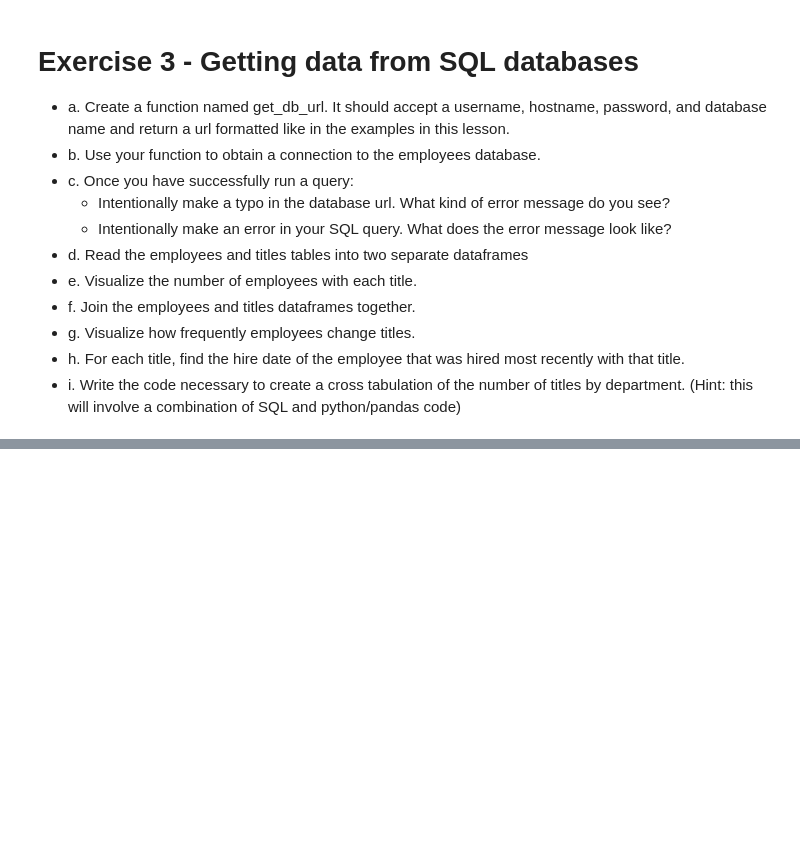
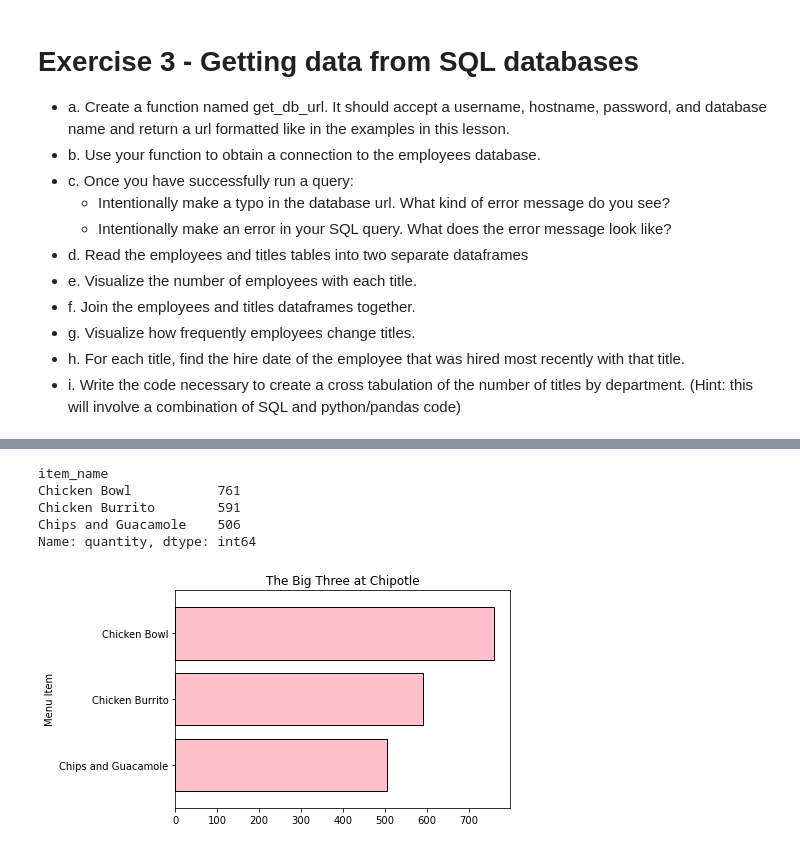
Before and after one commit to KwameTaylor/numpy-pandas-visualization-exercises, a Jupyter notebook: advanced_dataframes.ipynb, the cells around one changed output, grey strips where cells are left out. Cells and saved outputs as stored; diff of their text form; code cells hidden in the pictures; blank space fills up the shorter version.

```diff
--- a/advanced_dataframes.ipynb
+++ b/advanced_dataframes.ipynb
@@ -172,0 +600,8 @@ It shows only the columns id and name, and does not include any rows.
+# %%
+chipotle_sql_query = '''
+                     SELECT *
+                     FROM orders;
+                     '''
+# %%
+orders = pd.read_sql(chipotle_sql_query, get_db_url('chipotle'))
+orders.head()
@@ -172,0 +635,6 @@ It shows only the columns id and name, and does not include any rows.
+# %%
+# a
+# What is the total price for each order?
+
+orders['item_price'] = orders.item_price.str.replace('$', '').astype(float)
+orders.info()
@@ -172,0 +671,27 @@ It shows only the columns id and name, and does not include any rows.
+# %%
+# b
+# What are the most popular 3 items?
+
+top_six = orders.groupby('item_name').quantity.sum().sort_values(ascending=False).head(3)
+top_six
+# %% [output]
+item_name
+Chicken Bowl           761
+Chicken Burrito        591
+Chips and Guacamole    506
+Name: quantity, dtype: int64
+# %%
+top_six.plot(kind='barh',
+             color='pink',
+             ec='black',
+             width=.8)
+
+plt.title('The Big Three at Chipotle')
+plt.ylabel('Menu Item')
+
+# reorder y-axis of horizontal bar chart
+plt.gca().invert_yaxis()
+
+plt.show()
+# %% [output]
+[figure, added]
```
Also changed, not shown: parts of 58 cells of this notebook.
